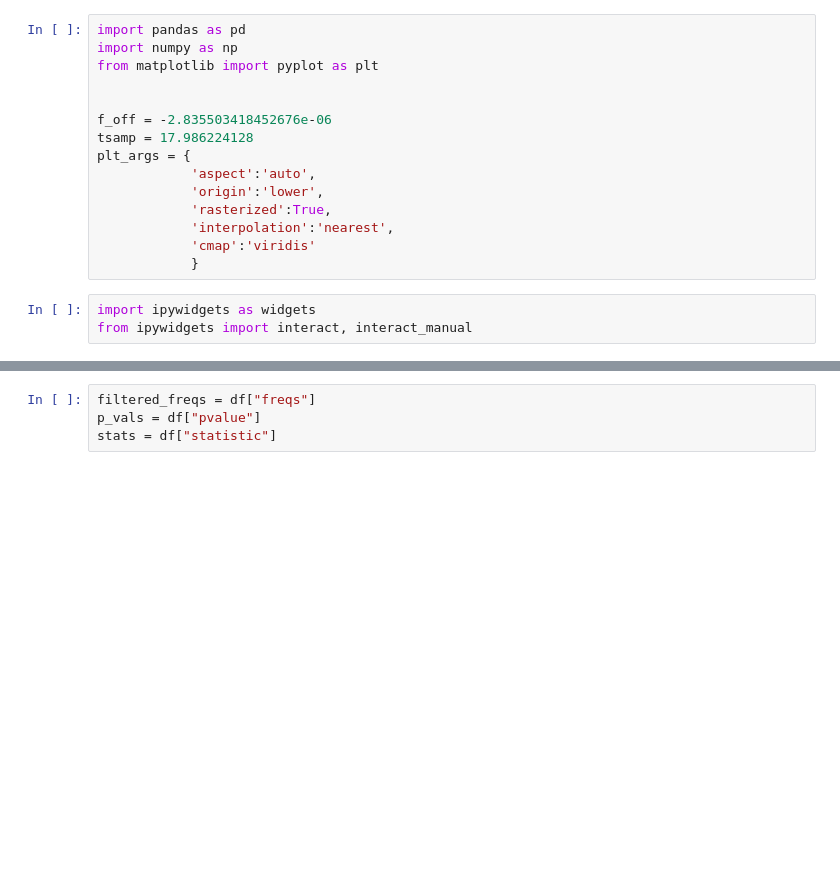
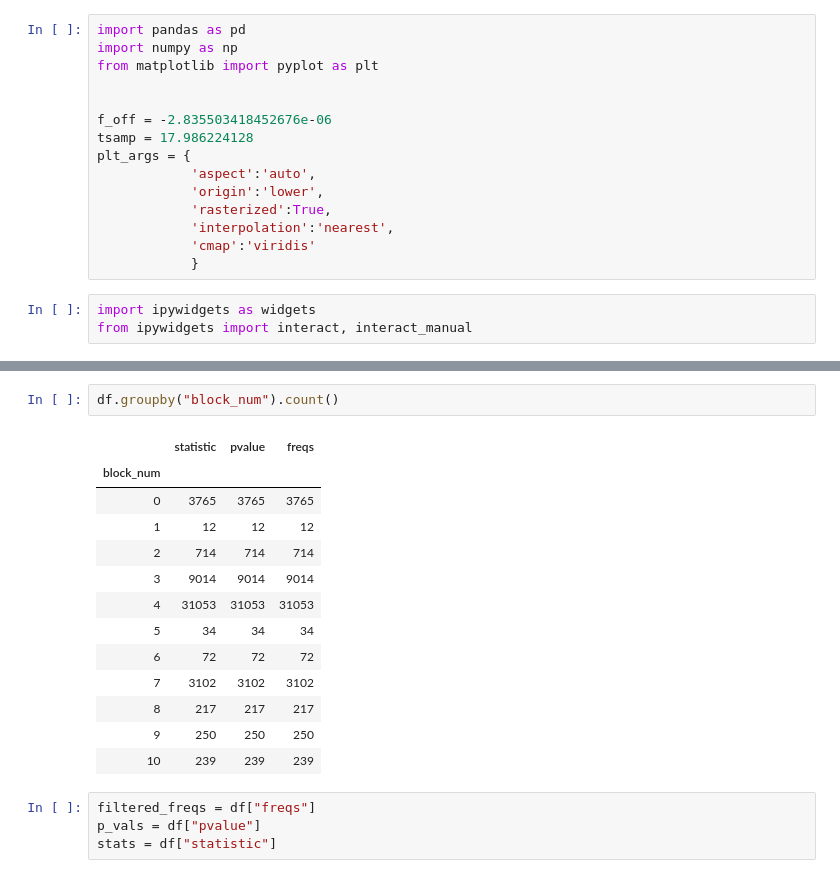
Before and after one commit to FX196/SETI-Energy-Detection, a Jupyter notebook: Result Visualization.ipynb, the cells around one changed output, grey strips where cells are left out. Drawn from its saved outputs; the diff is of its cells as text; blank space fills up the shorter version.

```diff
--- a/Result Visualization.ipynb
+++ b/Result Visualization.ipynb
@@ -50,3 +58,19 @@ df.describe()
+# %%
+df.groupby("block_num").count()
+# %% [output]
+|  | statistic | pvalue | freqs |
+| block_num |  |  |  |
+| 0 | 3765 | 3765 | 3765 |
+| 1 | 12 | 12 | 12 |
+| 2 | 714 | 714 | 714 |
+| 3 | 9014 | 9014 | 9014 |
+| 4 | 31053 | 31053 | 31053 |
+| 5 | 34 | 34 | 34 |
+| 6 | 72 | 72 | 72 |
+| 7 | 3102 | 3102 | 3102 |
+| 8 | 217 | 217 | 217 |
+| 9 | 250 | 250 | 250 |
+| 10 | 239 | 239 | 239 |
 # %%
 filtered_freqs = df["freqs"]
 p_vals = df["pvalue"]
```
Also changed, not shown: parts of 17 cells of this notebook, 2 other files.
